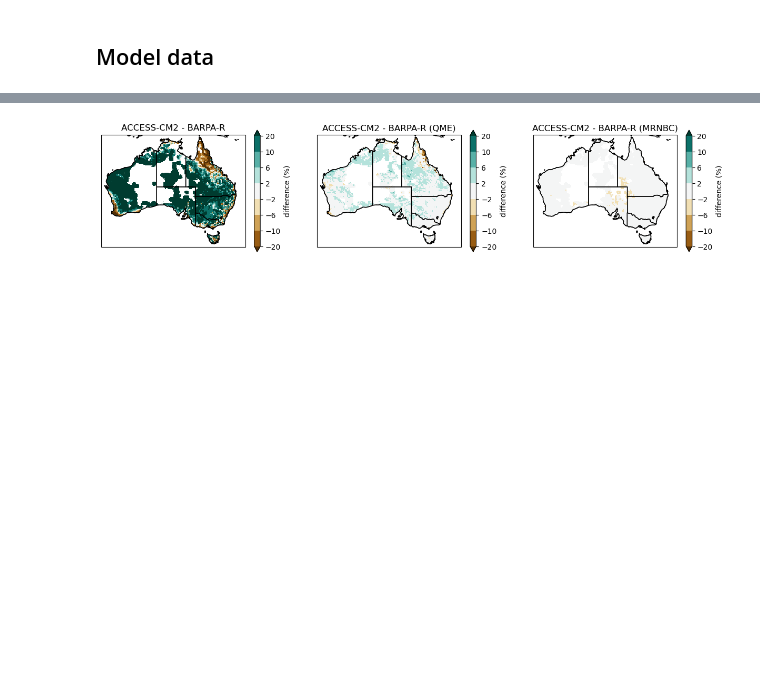
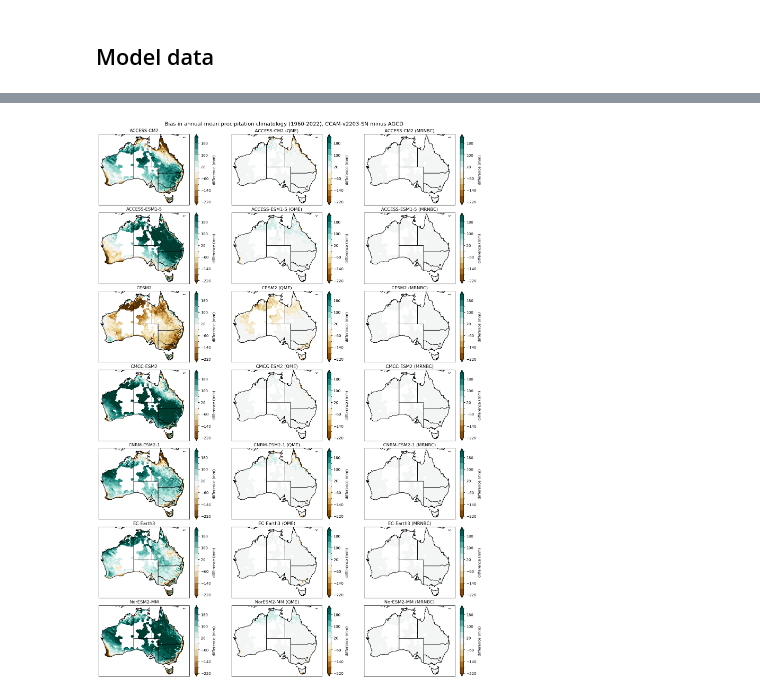
Before and after one commit to AusClimateService/bias-correction-data-release, a Jupyter notebook: residual_bias.ipynb, the cells around one changed output, grey strips where cells are left out. Cells and saved outputs as stored; diff of their text form; code cells hidden in the pictures; blank space fills up the shorter version.

```diff
--- a/residual_bias.ipynb
+++ b/residual_bias.ipynb
@@ -62,6 +60,6 @@ da_agcd_annual = da_agcd_annual.compute()
 # %%
 da_agcd_clim = da_agcd_annual.mean(dim='time').compute()
 # %%
-clim_dict['AGCD'] = mask_by_pr_ob_fraction(da_agcd_clim)
+da_agcd_clim = mask_by_pr_ob_fraction(da_agcd_clim)
 # %% [markdown]
 ## Model data
@@ -83,7 +107,8 @@ infiles['raw'] = [
 # %%
-def climatology(file_list, var):
+def climatology(rcm, gcm, bc):
     """Calculate the 1960-2022 climatology."""
 
+    file_list, var = get_infiles(rcm, gcm, bc)
     ds = xr.open_mfdataset(file_list)
     da_clim = ds[var].sel(time=slice('1960-01-01', '2022-12-31')).mean(dim='time').compute()
     da_clim = mask_by_pr_ob_fraction(da_clim)
@@ -222,47 +218,14 @@ plt.show()
-# %%
-levels_pct = [-20, -10, -6, -2, 2, 6, 10, 20]
-
-fig = plt.figure(figsize=[15,3])
-
-ax1 = fig.add_subplot(131, projection=ccrs.PlateCarree())
-im1 = diff_dict_pct['raw'].plot(
-    ax=ax1,
-    transform=ccrs.PlateCarree(),
-    cmap='BrBG',
-    levels=levels_pct,
-    cbar_kwargs={'label': 'difference (%)'},
-    extend='both',
-)
-ax1.coastlines()
-ax1.add_feature(cartopy.feature.STATES)
-ax1.set_title('ACCESS-CM2 - BARPA-R')
-
-ax2 = fig.add_subplot(132, projection=ccrs.PlateCarree())
-im2 = diff_dict_pct['QME'].plot(
-    ax=ax2,
-    transform=ccrs.PlateCarree(),
-    cmap='BrBG',
-    levels=levels_pct,
-    cbar_kwargs={'label': 'difference (%)'},
-    extend='both',
-)
-ax2.coastlines()
-ax2.add_feature(cartopy.feature.STATES)
-ax2.set_title('ACCESS-CM2 - BARPA-R (QME)')
-
-ax3 = fig.add_subplot(133, projection=ccrs.PlateCarree())
-im3 = diff_dict_pct['MRNBC'].plot(
-    ax=ax3,
-    transform=ccrs.PlateCarree(),
-    cmap='BrBG',
-    levels=levels_pct,
-    cbar_kwargs={'label': 'difference (%)'},
-    extend='both',
-)
-ax3.coastlines()
-ax3.add_feature(cartopy.feature.STATES)
-ax3.set_title('ACCESS-CM2 - BARPA-R (MRNBC)')
-
-plt.show()
-# %% [output]
-[figure, removed]
+# %%
+ngcms = 7
+fig, axes = plt.subplots(ngcms, 3, subplot_kw={'projection': ccrs.PlateCarree()}, figsize=[15, 3*ngcms], layout='constrained')
+plot_row(axes[0, :], 'CCAM-v2203-SN', 'ACCESS-CM2', units='mm')
+plot_row(axes[1, :], 'CCAM-v2203-SN', 'ACCESS-ESM1-5', units='mm')
+plot_row(axes[2, :], 'CCAM-v2203-SN', 'CESM2', units='mm')
+plot_row(axes[3, :], 'CCAM-v2203-SN', 'CMCC-ESM2', units='mm')
+plot_row(axes[4, :], 'CCAM-v2203-SN', 'CNRM-ESM2-1', units='mm')
+plot_row(axes[5, :], 'CCAM-v2203-SN', 'EC-Earth3', units='mm')
+plot_row(axes[6, :], 'CCAM-v2203-SN', 'NorESM2-MM', units='mm')
+plt.suptitle('Bias in annual mean precipitation climatology (1960-2022), CCAM-v2203-SN minus AGCD', fontsize='x-large')
+plt.show()
+# %% [output]
+[figure, added]
```
Also changed, not shown: parts of 19 cells of this notebook.
